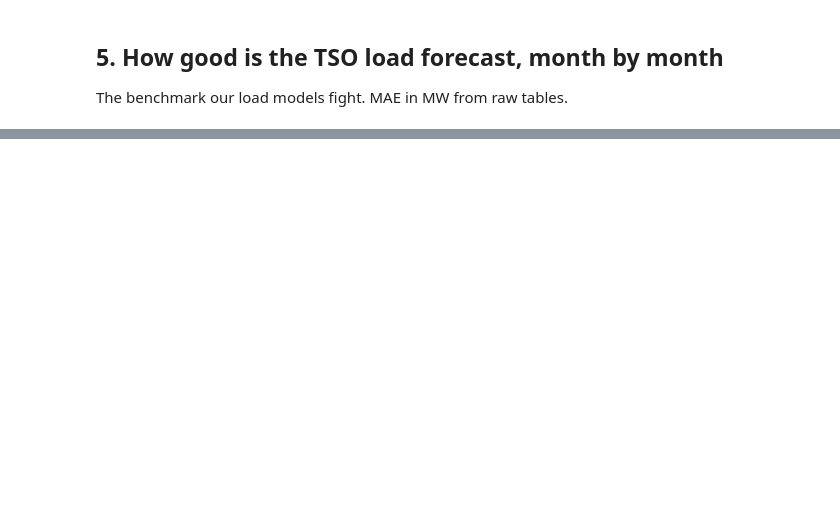
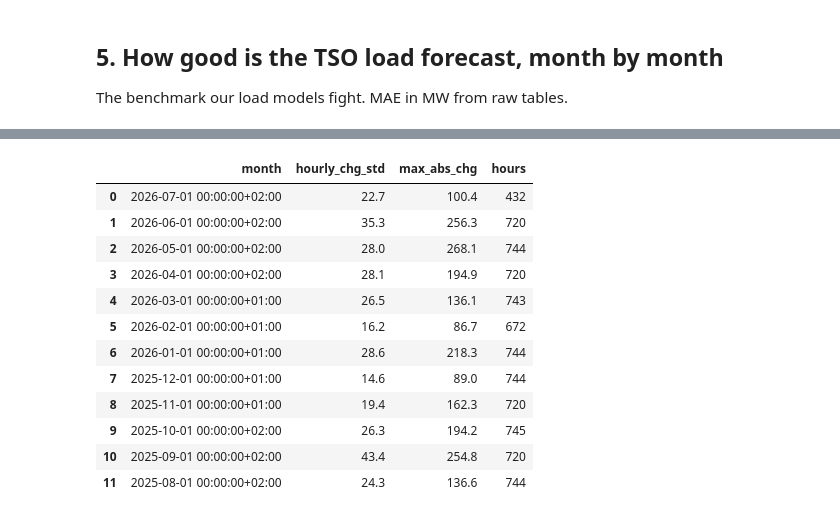
Before and after one commit to barteksarwa/pl-energy-forecast, a Jupyter notebook: notebooks/01_sql_analysis.ipynb, the cells around one changed output, grey strips where cells are left out. Saved outputs shown, nothing was run; the diff lists cells and outputs as text; code cells hidden in the pictures; blank space fills up the shorter version.

```diff
--- a/notebooks/01_sql_analysis.ipynb
+++ b/notebooks/01_sql_analysis.ipynb
@@ -88,0 +163,27 @@ GROUP BY 1 ORDER BY 1 DESC LIMIT 12
+# %%
+con.execute("""
+WITH deltas AS (
+  SELECT time_utc,
+         price_da_eur - lag(price_da_eur) OVER (ORDER BY time_utc) AS delta
+  FROM price)
+SELECT date_trunc('month', time_utc) AS month,
+       round(stddev(delta), 1) AS hourly_chg_std,
+       round(max(abs(delta)), 1)  AS max_abs_chg,
+       count(*)                   AS hours
+FROM deltas WHERE delta IS NOT NULL
+GROUP BY 1 ORDER BY 1 DESC LIMIT 12
+""").df()
+# %% [output]
+|  | month | hourly_chg_std | max_abs_chg | hours |
+| 0 | 2026-07-01 00:00:00+02:00 | 22.7 | 100.4 | 432 |
+| 1 | 2026-06-01 00:00:00+02:00 | 35.3 | 256.3 | 720 |
+| 2 | 2026-05-01 00:00:00+02:00 | 28.0 | 268.1 | 744 |
+| 3 | 2026-04-01 00:00:00+02:00 | 28.1 | 194.9 | 720 |
+| 4 | 2026-03-01 00:00:00+01:00 | 26.5 | 136.1 | 743 |
+| 5 | 2026-02-01 00:00:00+01:00 | 16.2 | 86.7 | 672 |
+| 6 | 2026-01-01 00:00:00+01:00 | 28.6 | 218.3 | 744 |
+| 7 | 2025-12-01 00:00:00+01:00 | 14.6 | 89.0 | 744 |
+| 8 | 2025-11-01 00:00:00+01:00 | 19.4 | 162.3 | 720 |
+| 9 | 2025-10-01 00:00:00+02:00 | 26.3 | 194.2 | 745 |
+| 10 | 2025-09-01 00:00:00+02:00 | 43.4 | 254.8 | 720 |
+| 11 | 2025-08-01 00:00:00+02:00 | 24.3 | 136.6 | 744 |
```
Also changed, not shown: parts of 10 cells of this notebook.
